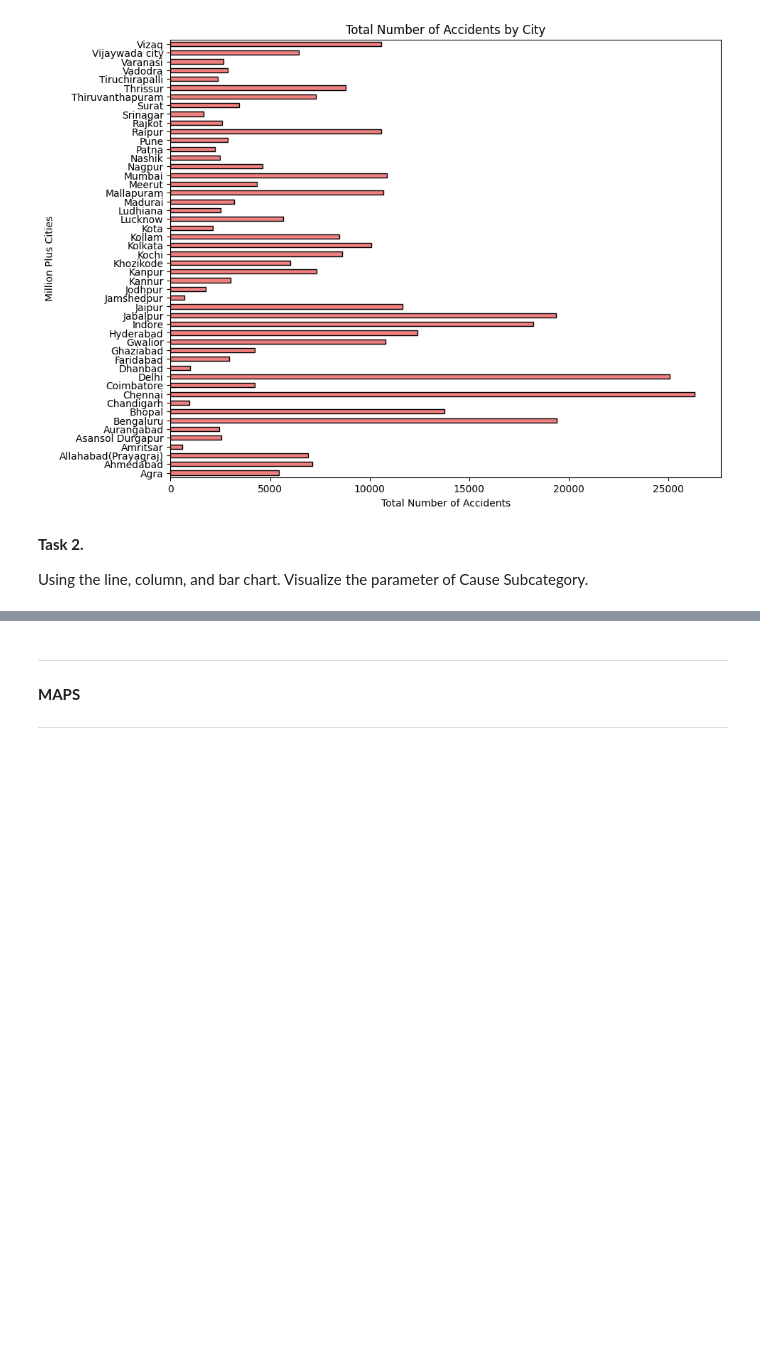
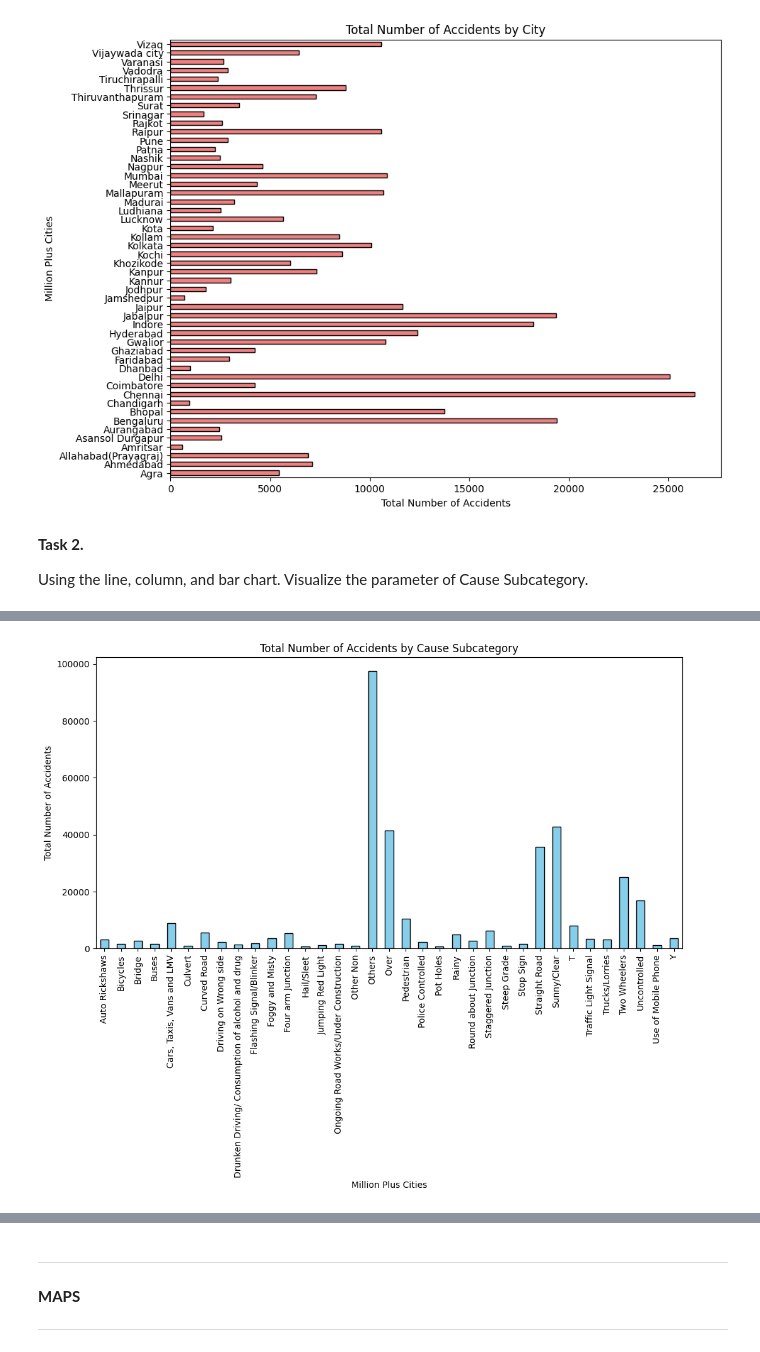
Before and after one commit to JelanAngeloBLoy-a/CPE-031-Visualization-and-Data-Analysis, a Jupyter notebook: Hands_On_Activity_5___Chart_Type.ipynb, the cells around one changed output, grey strips where cells are left out. Cells and saved outputs as stored; diff of their text form; code cells hidden in the pictures; blank space fills up the shorter version.

```diff
--- a/Hands_On_Activity_5___Chart_Type.ipynb
+++ b/Hands_On_Activity_5___Chart_Type.ipynb
@@ -307,0 +332,21 @@ Using the line, column, and bar chart. Visualize the parameter of Cause Subcateg
+# %%
+cause_subcategory_trend = df['Cause Subcategory'].value_counts()
+
+
+city_counts = accidents.groupby('Cause Subcategory')['Count'].sum()
+
+
+plt.figure(figsize=(12, 6))
+city_counts.plot(kind='bar', color='skyblue', edgecolor='black')
+
+
+plt.title('Total Number of Accidents by Cause Subcategory')
+plt.xlabel('Million Plus Cities')
+plt.ylabel('Total Number of Accidents')
+
+plt.xticks(rotation=90)
+
+
+plt.show()
+# %% [output]
+[figure, added]
```
Also changed, not shown: parts of 12 cells of this notebook.
